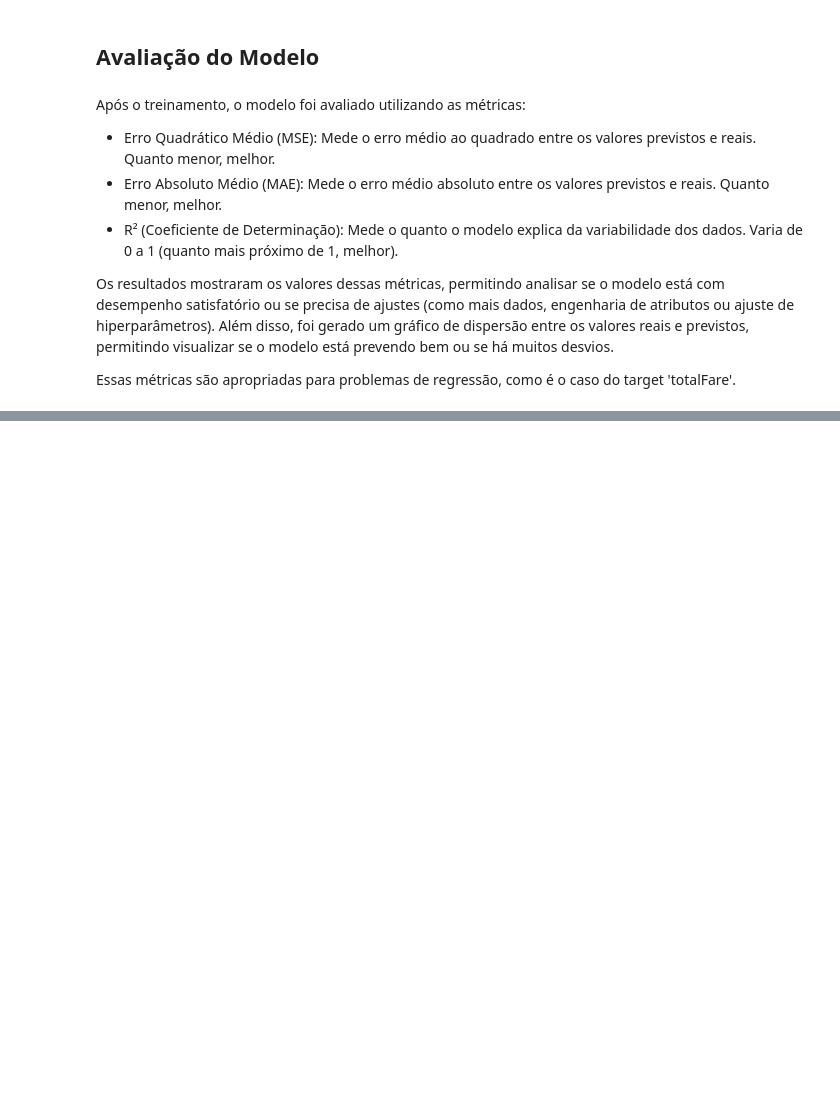
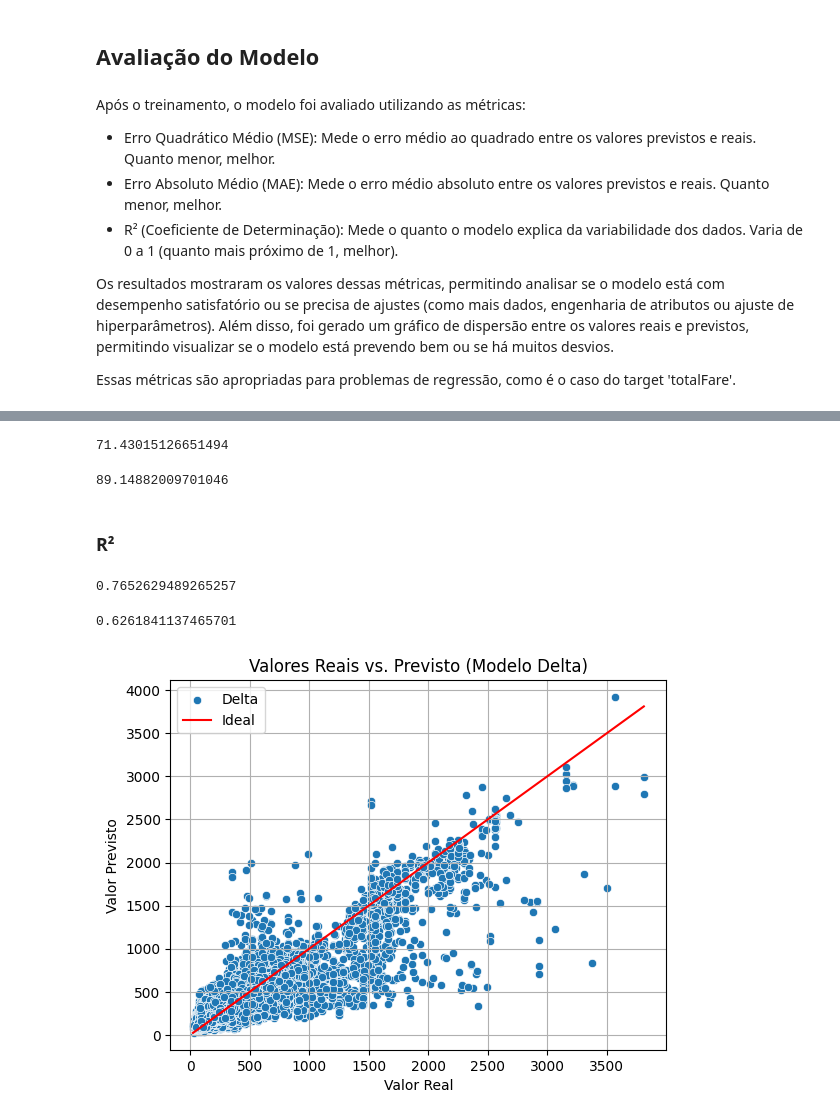
Before and after one commit to vitornuness/ads_2025_passagem_aerea, a Jupyter notebook: notebooks/4_modelagem.ipynb, the cells around one changed output, grey strips where cells are left out. Drawn from its saved outputs; the diff is of its cells as text; code cells hidden in the pictures; blank space fills up the shorter version.

Commit message:
avaliação dos modelos

```diff
--- a/notebooks/4_modelagem.ipynb
+++ b/notebooks/4_modelagem.ipynb
@@ -368,0 +373,33 @@ r2_estim = r2_score(y_test, y_pred_estim)
+# %%
+mae_delta = mean_absolute_error(y_test, y_pred_delta)
+mae_delta
+# %% [output]
+71.43015126651494
+# %%
+mae_estim = mean_absolute_error(y_test, y_pred_estim)
+mae_estim
+# %% [output]
+89.14882009701046
+# %% [markdown]
+### R²
+# %%
+r2_delta = r2_score(y_test, y_pred_delta)
+r2_delta
+# %% [output]
+0.7652629489265257
+# %%
+r2_estim = r2_score(y_test, y_pred_estim)
+r2_estim
+# %% [output]
+0.6261841137465701
+# %%
+sns.scatterplot(x=y_test, y=y_pred_delta, label='Delta')
+sns.lineplot(x=y_test, y=y_test, color='red', label='Ideal')
+plt.xlabel('Valor Real')
+plt.ylabel('Valor Previsto')
+plt.title('Valores Reais vs. Previsto (Modelo Delta)')
+plt.legend()
+plt.grid(True)
+plt.show()
+# %% [output]
+[figure, added]
```
Also changed, not shown: parts of 6 cells of this notebook.
